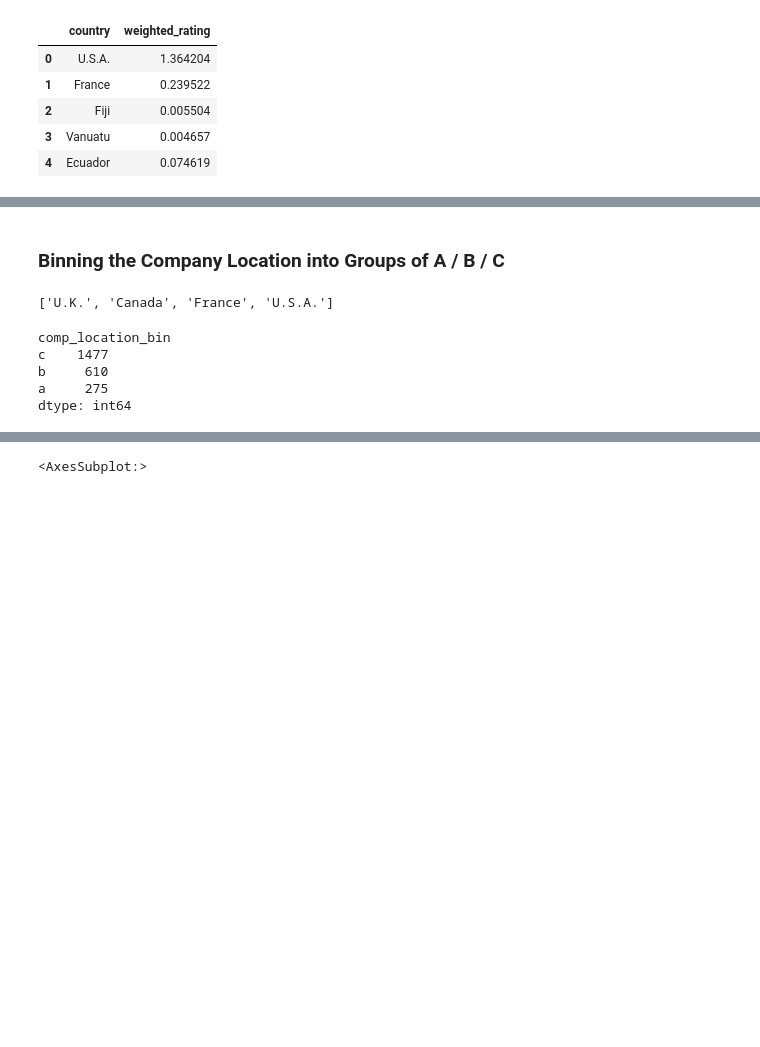
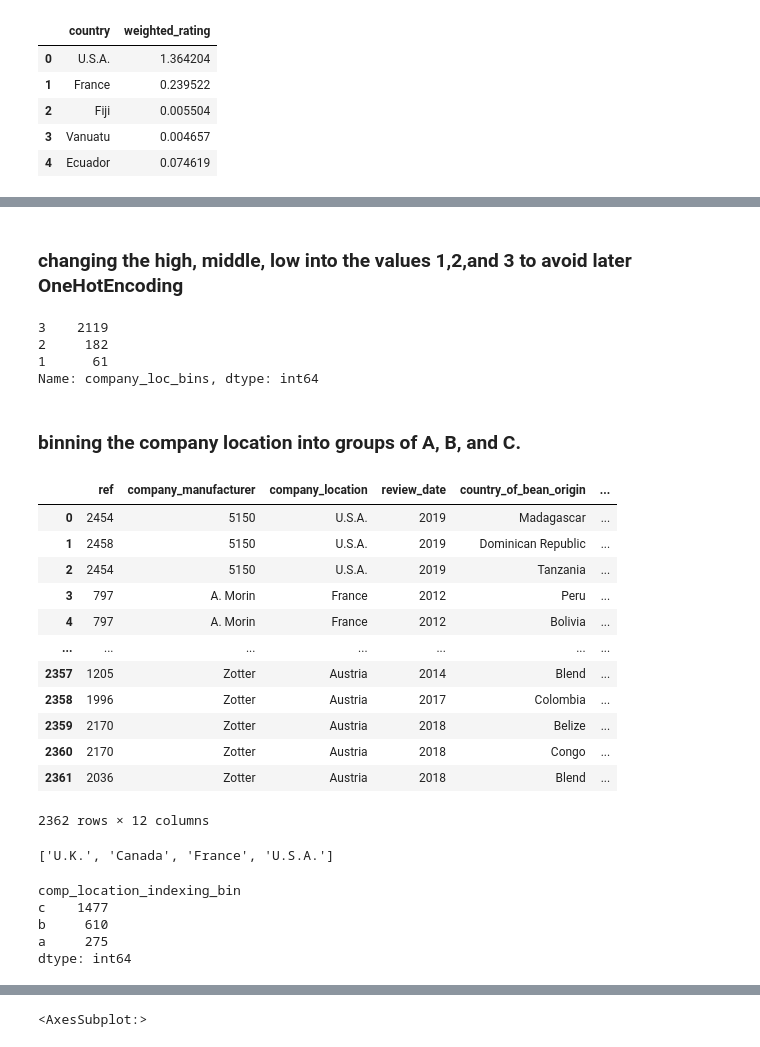
Before and after one commit to jchandleroneal/bsc-phase-three-project, a Jupyter notebook: notebooks/exploratory/chandler/main_notebook.ipynb, the cells around one changed output, grey strips where cells are left out. Drawn from its saved outputs; the diff is of its cells as text; code cells hidden in the pictures; blank space fills up the shorter version.

Commit message:
finished one hot encoding 123

```diff
--- a/notebooks/exploratory/chandler/main_notebook.ipynb
+++ b/notebooks/exploratory/chandler/main_notebook.ipynb
@@ -293,8 +283,44 @@ group_df['weighted_company_bins'] = pd.qcut(group_df['weighted_rating'],
 # %%
 weighted_company_bins = group_df.set_index('country')['weighted_company_bins'].to_dict()
 # %%
-df['company_bins'] = df['company_location'].map(weighted_company_bins)
+df['company_loc_bins'] = df['company_location'].map(weighted_company_bins)
+# %% [markdown]
+### changing the high, middle, low into the values 1,2,and 3 to avoid later OneHotEncoding
+# %%
+company_bin = []
+for c in df['company_loc_bins'].values:     # -> ex: 'high', 'high', 'high', ..., 'high', 'high', 'high'
+    if c == 'low':
+        company_bin.append(1)
+    elif c == 'middle':
+        company_bin.append(2)
+    else:
+        company_bin.append(3)
+
+#ensuring that
+df['company_loc_bins'] = company_bin
+df['company_loc_bins'].value_counts()
+# %% [output]
+3    2119
+2     182
+1      61
+Name: company_loc_bins, dtype: int64
 # %% [markdown]
-### Binning the Company Location into Groups of  A / B / C
+### binning the company location into groups of A, B, and C.
+# %%
+df
+# %% [output]
+|  | ref | company_manufacturer | company_location | review_date | country_of_bean_origin | ... |
+| 0 | 2454 | 5150 | U.S.A. | 2019 | Madagascar | ... |
+| 1 | 2458 | 5150 | U.S.A. | 2019 | Dominican Republic | ... |
+| 2 | 2454 | 5150 | U.S.A. | 2019 | Tanzania | ... |
+| 3 | 797 | A. Morin | France | 2012 | Peru | ... |
+| 4 | 797 | A. Morin | France | 2012 | Bolivia | ... |
+| ... | ... | ... | ... | ... | ... | ... |
+| 2357 | 1205 | Zotter | Austria | 2014 | Blend | ... |
+| 2358 | 1996 | Zotter | Austria | 2017 | Colombia | ... |
+| 2359 | 2170 | Zotter | Austria | 2018 | Belize | ... |
+| 2360 | 2170 | Zotter | Austria | 2018 | Congo | ... |
+| 2361 | 2036 | Zotter | Austria | 2018 | Blend | ... |
+2362 rows × 12 columns
 # %%
 first_bin = x[:47]
@@ -319,9 +345,9 @@ x[idx2:]
 # %% [output]
 ['U.K.', 'Canada', 'France', 'U.S.A.']
 # %%
-df.value_counts('comp_location_bin')
+df.value_counts('comp_location_indexing_bin')
 # %% [output]
-comp_location_bin
+comp_location_indexing_bin
 c    1477
 b     610
 a     275
```
Also changed, not shown: parts of 55 cells of this notebook.
